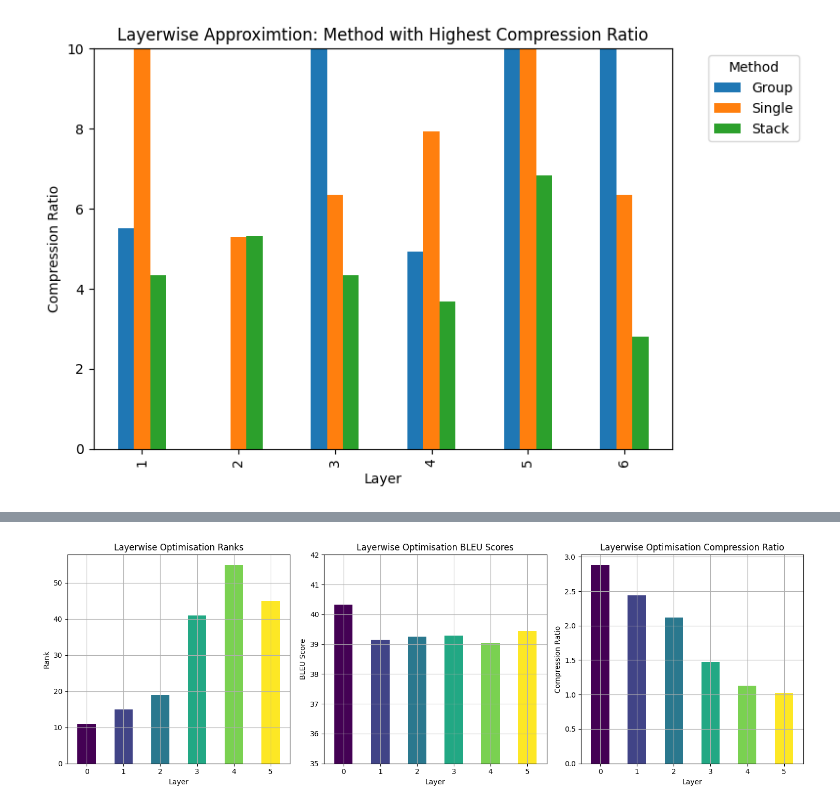
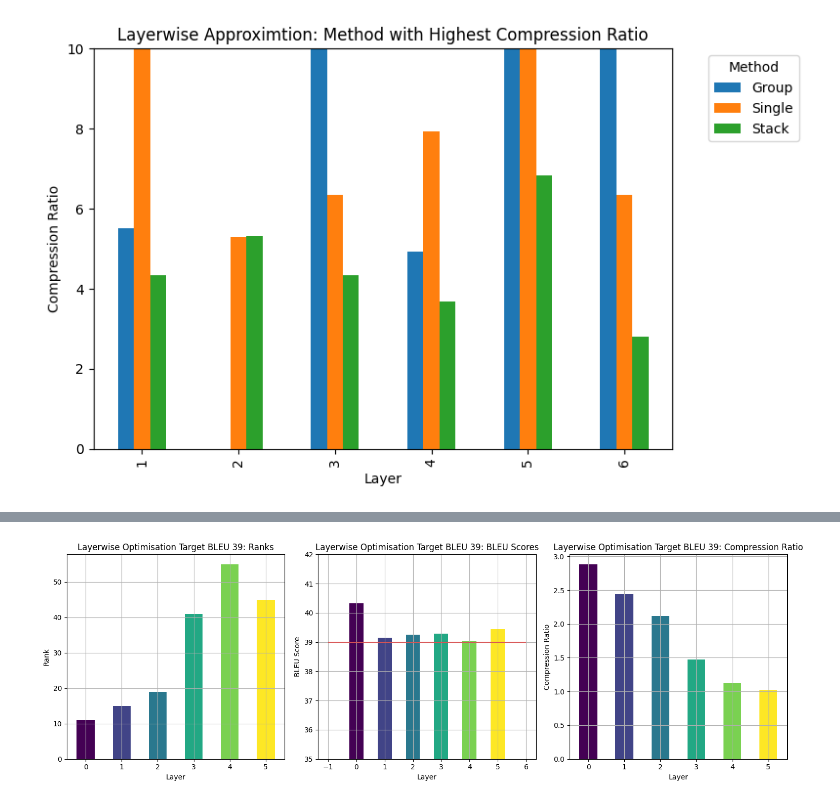
Before and after one commit to justinhuang666666/Approximate-Matrix-Vector-Multiplication, a Jupyter notebook: simulation_result/simulation_layered.ipynb, the cells around one changed output, grey strips where cells are left out. Cells and saved outputs as stored; diff of their text form; code cells hidden in the pictures.

```diff
--- a/simulation_result/simulation_layered.ipynb
+++ b/simulation_result/simulation_layered.ipynb
@@ -280,34 +241,36 @@ layers = np.arange(len(layerwise_ranks))
 # Create subplots
 fig, ax = plt.subplots(1, 3, figsize=(15, 5))
 
 # Set colormap
 cmap = plt.cm.viridis
 colors = cmap(np.linspace(0, 1, len(layers)))
 
 # Bar plot for ranks
 ax[0].bar(layers, layerwise_ranks, color=colors, width=0.5)
-ax[0].set_title('Layerwise Optimisation Ranks')
+ax[0].set_title('Layerwise Optimisation Target BLEU 39: Ranks')
 ax[0].set_xlabel('Layer')
 ax[0].set_ylabel('Rank')
 ax[0].grid(True)
 
 # Bar plot for BLEU scores
 ax[1].bar(layers, layerwise_bleu, color=colors, width=0.5)
-ax[1].set_title('Layerwise Optimisation BLEU Scores')
+ax[1].set_title('Layerwise Optimisation Target BLEU 39: BLEU Scores')
+ax[1].hlines(y=39, xmin=-1, xmax=6, color='red',alpha=0.5)
 ax[1].set_xlabel('Layer')
 ax[1].set_ylim([35,42])
+ax[1].set_xlim([0,6])
 ax[1].set_ylabel('BLEU Score')
 ax[1].grid(True)
 
 # Bar plot for Compression Ratio
 ax[2].bar(layers, layerwise_compression_ratio, color=colors, width=0.5)
-ax[2].set_title('Layerwise Optimisation Compression Ratio')
+ax[2].set_title('Layerwise Optimisation Target BLEU 39: Compression Ratio')
 ax[2].set_xlabel('Layer')
 ax[2].set_ylabel('Compression Ratio')
 ax[2].grid(True)
 
 # Show plot
 plt.tight_layout()
 plt.show()
 # %% [output]
-[figure, old version]
+[figure, new version]
```
Also changed, not shown: parts of 4 cells of this notebook, 6 other files.
